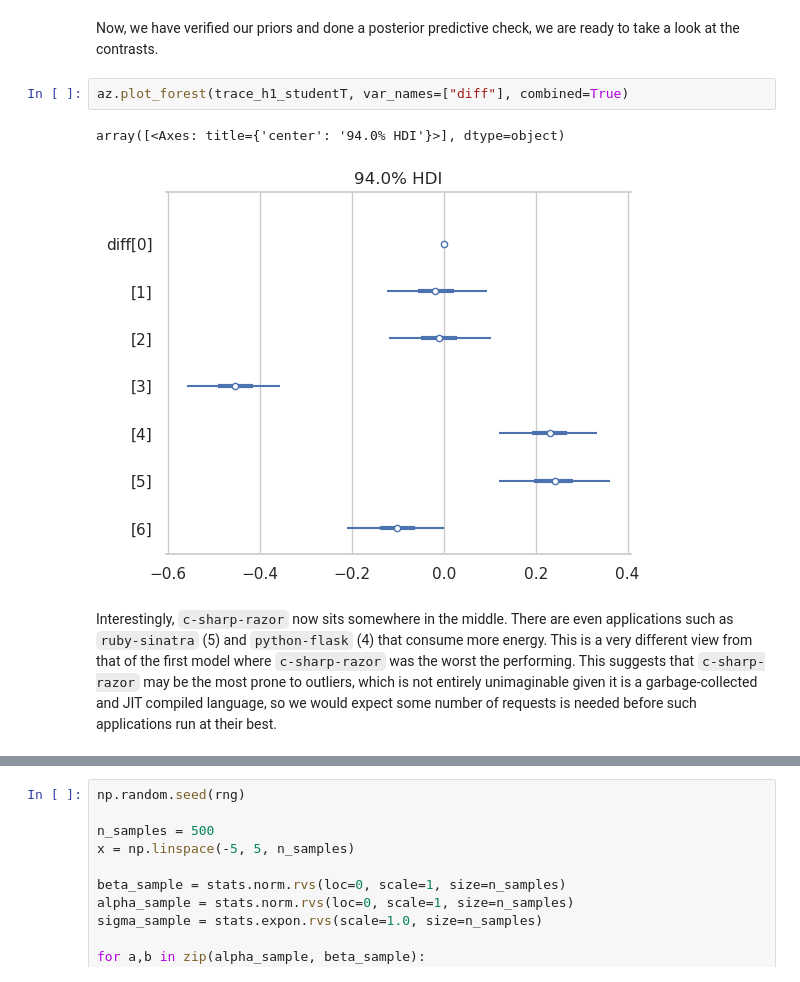
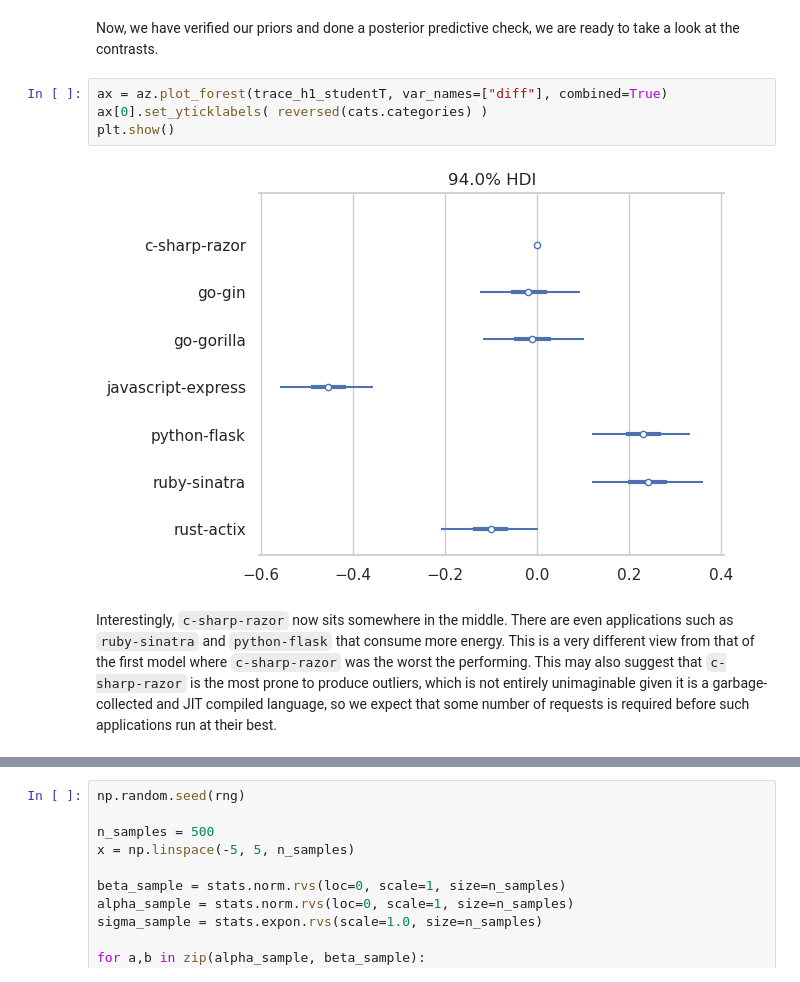
Before and after one commit to joakimGD/PRPRO-exam, a Jupyter notebook: main-question.ipynb, the cells around one changed output, grey strips where cells are left out. Cells and saved outputs as stored; diff of their text form.

```diff
--- a/main-question.ipynb
+++ b/main-question.ipynb
@@ -625,12 +628,13 @@ From the plot above, we observe that the posterior distribution of the new model
 # %% [markdown]
 Now, we have verified our priors and done a posterior predictive check, we are ready to take a look at the contrasts.
 # %%
-az.plot_forest(trace_h1_studentT, var_names=["diff"], combined=True)
+ax = az.plot_forest(trace_h1_studentT, var_names=["diff"], combined=True)
+ax[0].set_yticklabels( reversed(cats.categories) )
+plt.show()
 # %% [output]
-array([<Axes: title={'center': '94.0% HDI'}>], dtype=object)
-[figure, old version]
+[figure, new version]
 # %% [markdown]
-Interestingly, `c-sharp-razor` now sits somewhere in the middle. There are even applications such as `ruby-sinatra` (5) and `python-flask` (4) that consume more energy. This is a very different view from that of the first model where `c-sharp-razor` was the worst the performing. This suggests that `c-sharp-razor` may be the most prone to outliers, which is not entirely unimaginable given it is a garbage-collected and JIT compiled language, so we would expect some number of requests is needed before such applications run at their best.
+Interestingly, `c-sharp-razor` now sits somewhere in the middle. There are even applications such as `ruby-sinatra` and `python-flask` that consume more energy. This is a very different view from that of the first model where `c-sharp-razor` was the worst the performing. This may also suggest that `c-sharp-razor` is the most prone to produce outliers, which is not entirely unimaginable given it is a garbage-collected and JIT compiled language, so we expect that some number of requests is required before such applications run at their best.
 # %% [markdown]
 This touches upon an interesting aspect, namely that garbage-collection, JIT etc. influence runtime but does that also influence the energy consumption? Let us build a model that is conditioned on runtime in order to better understand this relation and if it has any impact on our conclusion of H1 so far.
 
```
Also changed, not shown: parts of 25 cells of this notebook.
